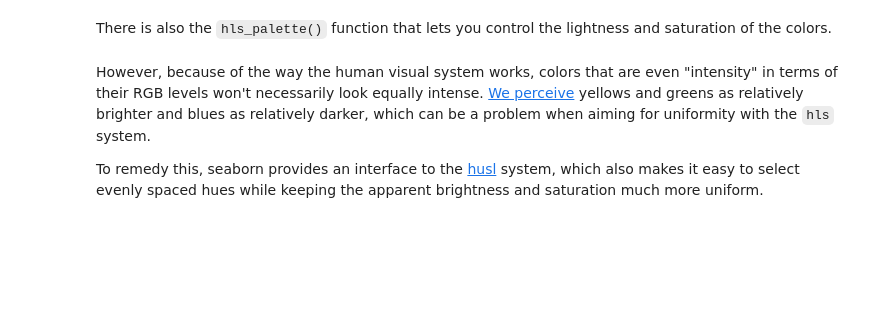
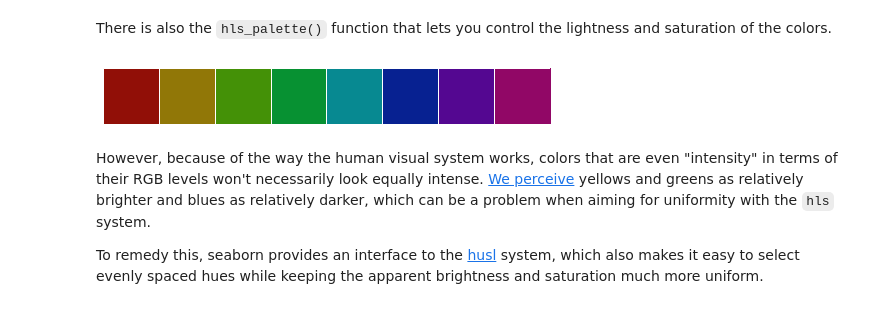
Before and after one commit to agustinaarroyuelo/TAP_2015, a Jupyter notebook: Capitulo_5.2_Seaborn.ipynb, the cells around one changed output. Cells and saved outputs as stored; diff of their text form; code cells hidden in the pictures; blank space fills up the shorter version.

```diff
--- a/Capitulo_5.2_Seaborn.ipynb
+++ b/Capitulo_5.2_Seaborn.ipynb
@@ -211,7 +263,9 @@ sns.palplot(sns.color_palette("hls", 8))
 # %% [markdown]
 There is also the `hls_palette()` function that lets you control the lightness and saturation of the colors.
 # %%
-sns.palplot(sns.hls_palette(8, l=.3, s=.8))
+sns.palplot(sns.hls_palette(8, l=.3, s=.9))
+# %% [output]
+[figure, added]
 # %% [markdown]
 However, because of the way the human visual system works, colors that are even "intensity" in terms of their RGB levels won't necessarily look equally intense. [We perceive](http://en.wikipedia.org/wiki/Color_vision) yellows and greens as relatively brighter and blues as relatively darker, which can be a problem when aiming for uniformity with the ``hls`` system.
 
```
Also changed, not shown: parts of 72 cells of this notebook, 1 other file.
